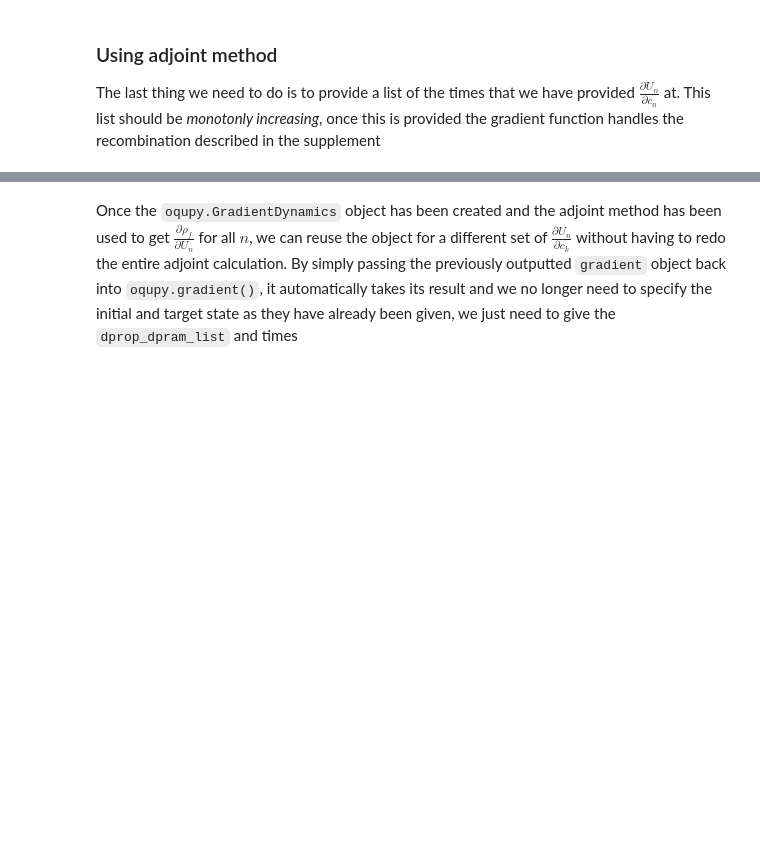
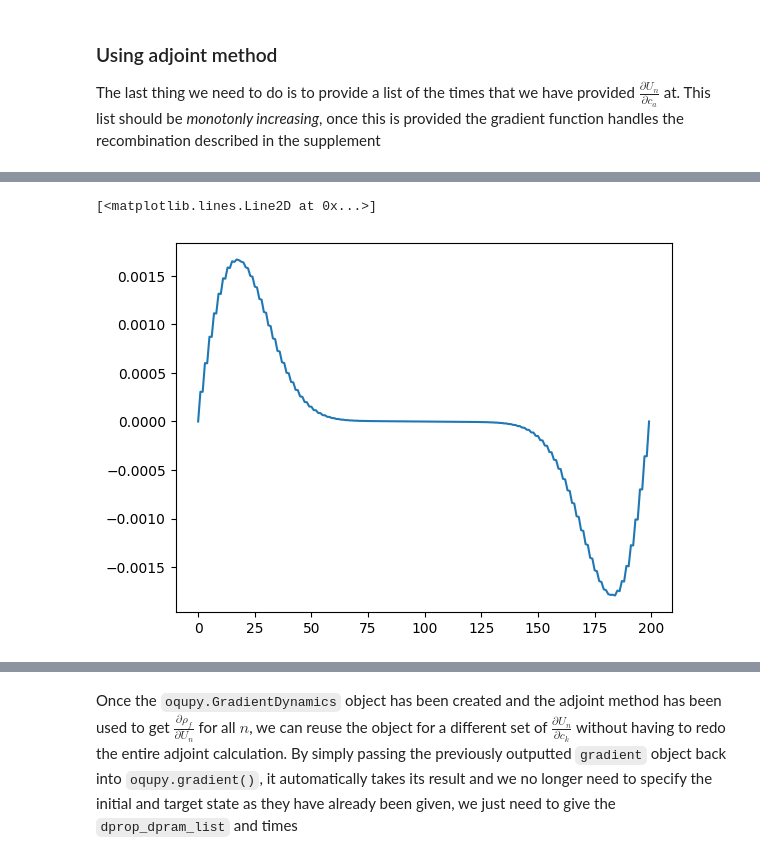
Before and after one commit to ebutler414/OQuPy, a Jupyter notebook: tutorials/gradients_introduction.ipynb, the cells around one changed output, grey strips where cells are left out. Drawn from its saved outputs; the diff is of its cells as text; code cells hidden in the pictures; blank space fills up the shorter version.

Commit message:
Added example_J_test and example of purity optimisation

```diff
--- a/tutorials/gradients_introduction.ipynb
+++ b/tutorials/gradients_introduction.ipynb
@@ -284,0 +285,13 @@ Elapsed time: 0.9s
+# %%
+target_state = lambda rho: 2*rho.T
+
+grad_dict = oqupy.state_gradient(
+                system=system,
+                initial_state=initial_state,
+                target_state=target_state,
+                process_tensors=[process_tensor],
+                parameters=parameters)
+
+total_derivs_x = np.array([parameter[0] for parameter in gradient_dynamics['gradient']])
+total_derivs_y = np.array([parameter[1] for parameter in gradient_dynamics['gradient']])
+total_derivs_z = np.array([parameter[2] for parameter in gradient_dynamics['gradient']])
@@ -284,0 +302,26 @@ Elapsed time: 0.9s
+# %%
+from scipy.optimize import approx_fprime
+
+def purity(state):
+    return np.trace(state@state)
+
+def purity_param(param):
+    parameters=list(zip(param,h_y,h_z))
+
+    grad_dict = oqupy.state_gradient(
+                system=system,
+                initial_state=initial_state,
+                target_state=target_state,
+                process_tensors=[process_tensor],
+                parameters=parameters,
+                dynamics_only=True)
+    final_state= grad_dict['final state']
+
+    purity_val = purity(final_state)
+
+    return purity_val
+
+diff_grad = approx_fprime(h_x,purity_param)
+
+plt.plot(diff_grad)
+# %% [output]
@@ -284,0 +345,2 @@ Elapsed time: 0.9s
+[<matplotlib.lines.Line2D at 0x...>]
+[figure, added]
```
Also changed, not shown: parts of 7 cells of this notebook, 6 other files.
